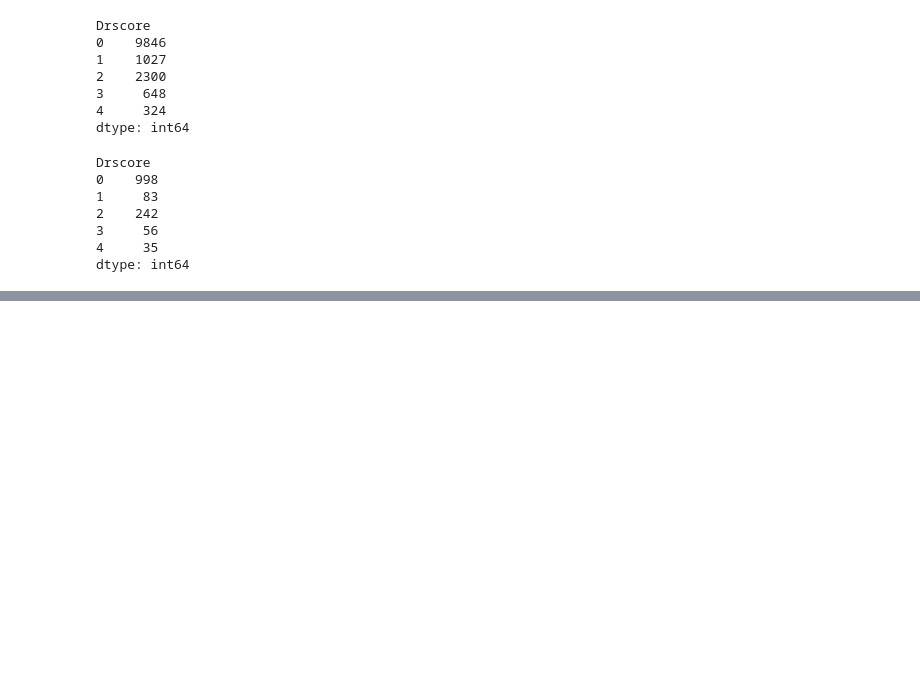
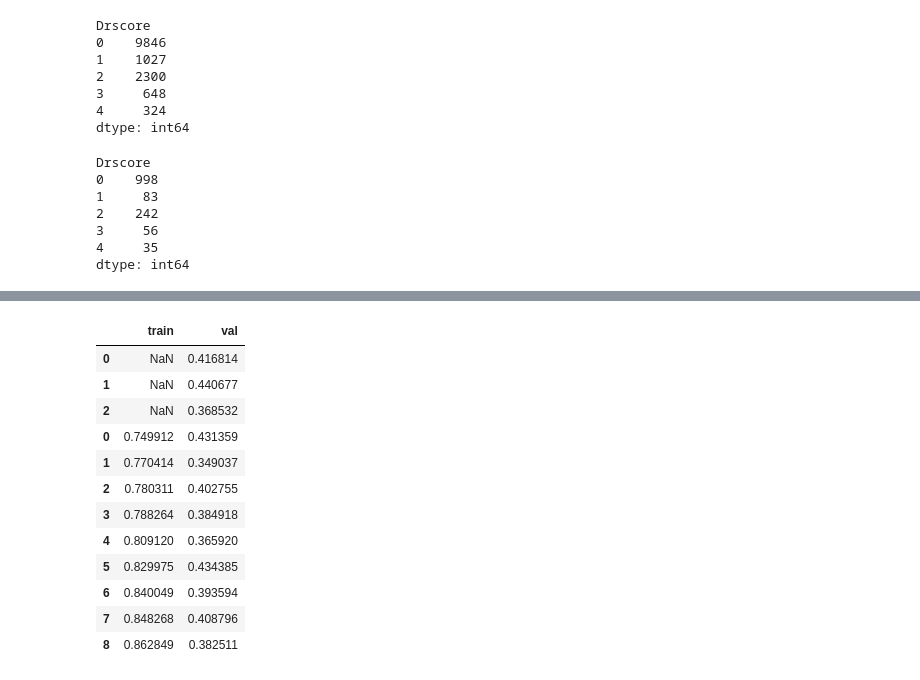
Before and after one commit to Olimon660/UsydInnovation2019, a Jupyter notebook: syd_innovation.ipynb, the cells around one changed output, grey strips where cells are left out. Saved outputs shown, nothing was run; the diff lists cells and outputs as text; code cells hidden in the pictures; blank space fills up the shorter version.

```diff
--- a/syd_innovation.ipynb
+++ b/syd_innovation.ipynb
@@ -274 +483,17 @@ train_res, test_res = train_loop(NUM_EPOCHS, train_loader, val_loader, model, cr
+# %%
+df
+# %% [output]
+|  | train | val |
+| 0 | NaN | 0.416814 |
+| 1 | NaN | 0.440677 |
+| 2 | NaN | 0.368532 |
+| 0 | 0.749912 | 0.431359 |
+| 1 | 0.770414 | 0.349037 |
+| 2 | 0.780311 | 0.402755 |
+| 3 | 0.788264 | 0.384918 |
+| 4 | 0.809120 | 0.365920 |
+| 5 | 0.829975 | 0.434385 |
+| 6 | 0.840049 | 0.393594 |
+| 7 | 0.848268 | 0.408796 |
+| 8 | 0.862849 | 0.382511 |
 # %%
```
Also changed, not shown: parts of 31 cells of this notebook.
